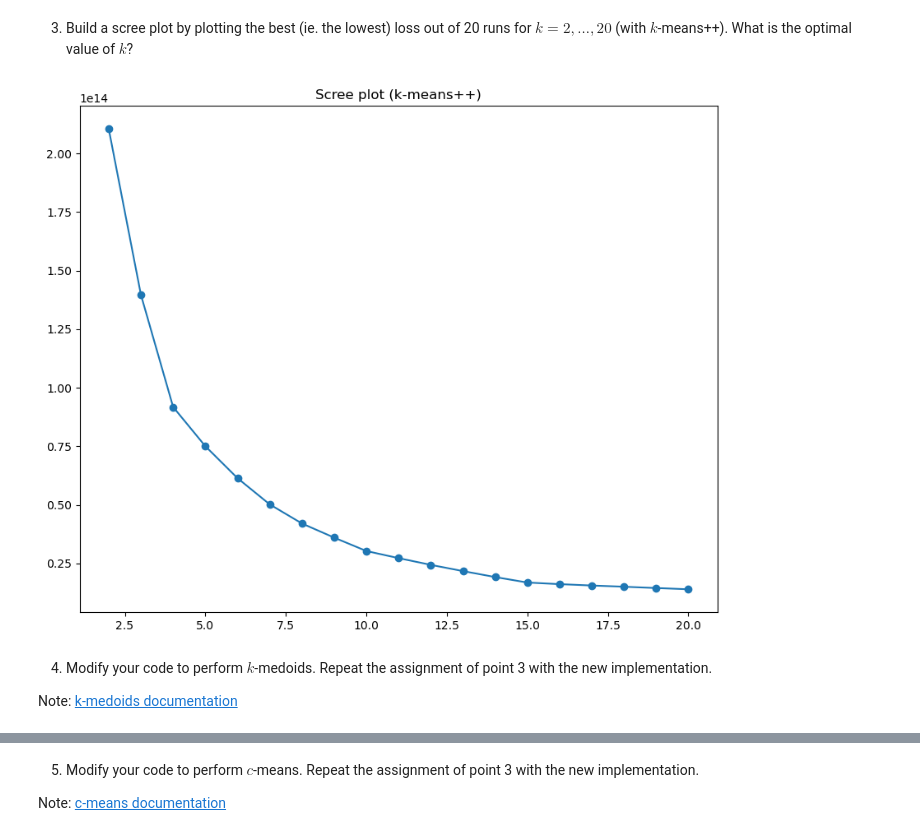
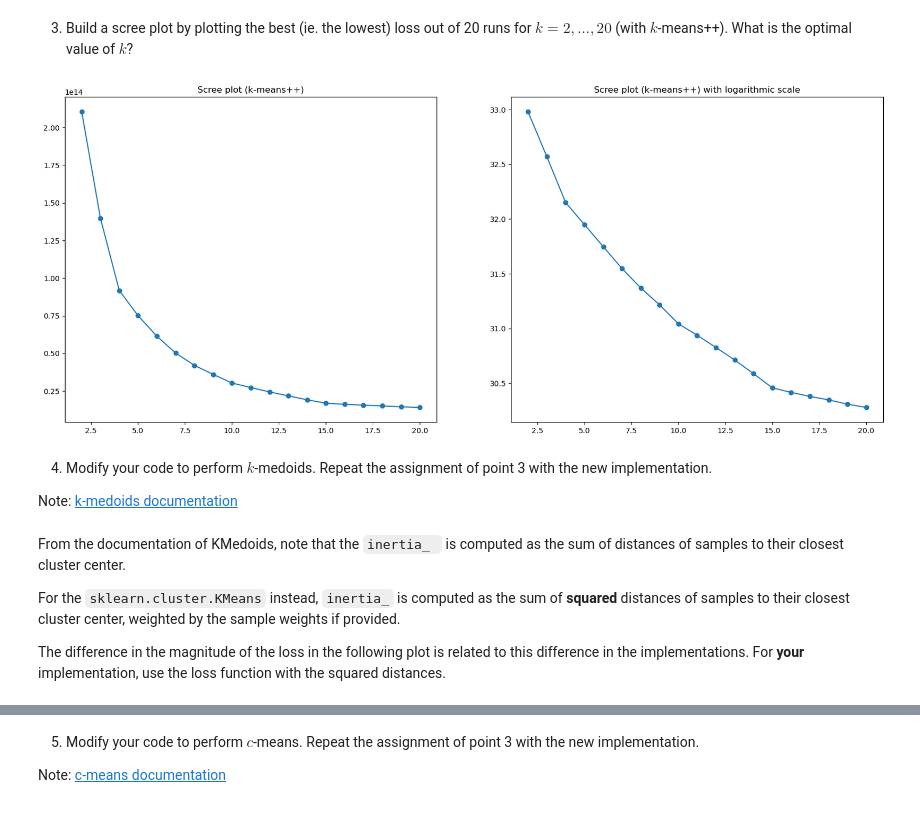
Before and after one commit to ilariavascotto/UL_2023_fall, a Jupyter notebook: Notebooks/Lab8-kMedoids&cMeans.ipynb.ipynb, the cells around one changed output, grey strips where cells are left out. Drawn from its saved outputs; the diff is of its cells as text; code cells hidden in the pictures.

````diff
--- a/Notebooks/Lab8-kMedoids&cMeans.ipynb.ipynb
+++ b/Notebooks/Lab8-kMedoids&cMeans.ipynb.ipynb
@@ -108,14 +108,21 @@ for k in range(2, 21):
         #then loss.append(kmeans.inertia_)
 
     loss.append(np.min(results))
-# %%
-plt.figure(figsize=(10,8))
-plt.plot(range(2,21), loss)
-plt.scatter(range(2,21), loss)
-plt.title("Scree plot (k-means++)")
-plt.show()
-# %% [output]
-[figure, removed]
+# %%
+fig, ax = plt.subplots(1,2, figsize=(20,8))
+
+
+ax[0].plot(range(2,21), loss)
+ax[0].scatter(range(2,21),loss)
+ax[0].set_title("Scree plot (k-means++)")
+
+ax[1].plot(range(2,21), np.log(loss))
+ax[1].scatter(range(2,21),np.log(loss))
+ax[1].set_title("Scree plot (k-means++) with logarithmic scale")
+
+plt.show()
+# %% [output]
+[figure, added]
 # %% [markdown]
 4. Modify your code to perform $k$-medoids. Repeat the assignment of point 3 with the new implementation.
 
@@ -134,6 +141,12 @@ for k in range(2, 21):
         results[i] = kmedoids.inertia_
 
     loss.append(np.min(results))
+# %% [markdown]
+From the documentation of KMedoids, note that the  ```inertia_ ``` is computed as the sum of distances of samples to their closest cluster center.
+
+For the ```sklearn.cluster.KMeans``` instead, ```inertia_``` is computed as the sum of **squared** distances of samples to their closest cluster center, weighted by the sample weights if provided.
+
+The difference in the magnitude of the loss in the following plot is related to this difference in the implementations. For **your** implementation, use the loss function with the squared distances.
 # %%
 plt.figure(figsize=(10,8))
 plt.plot(range(2,21), loss)
````
Also changed, not shown: parts of 5 cells of this notebook, 1 other file.
